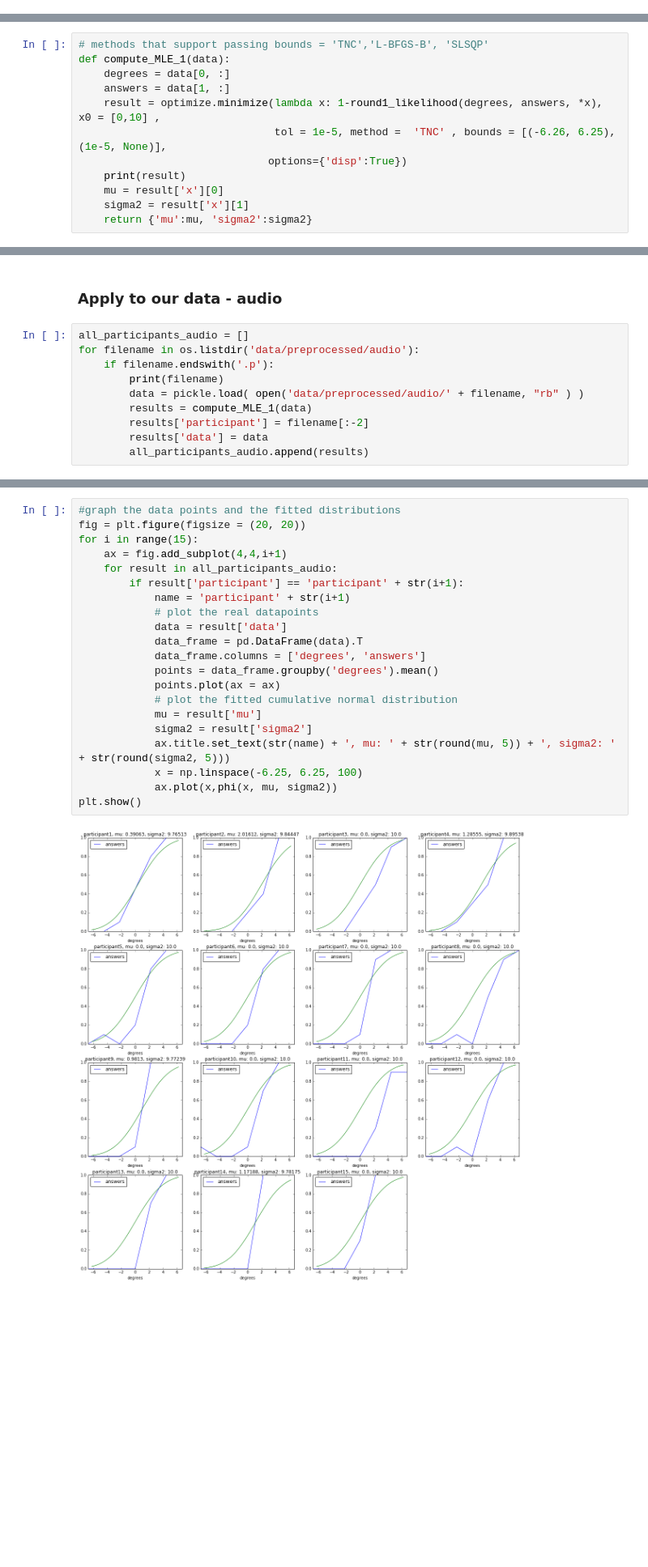
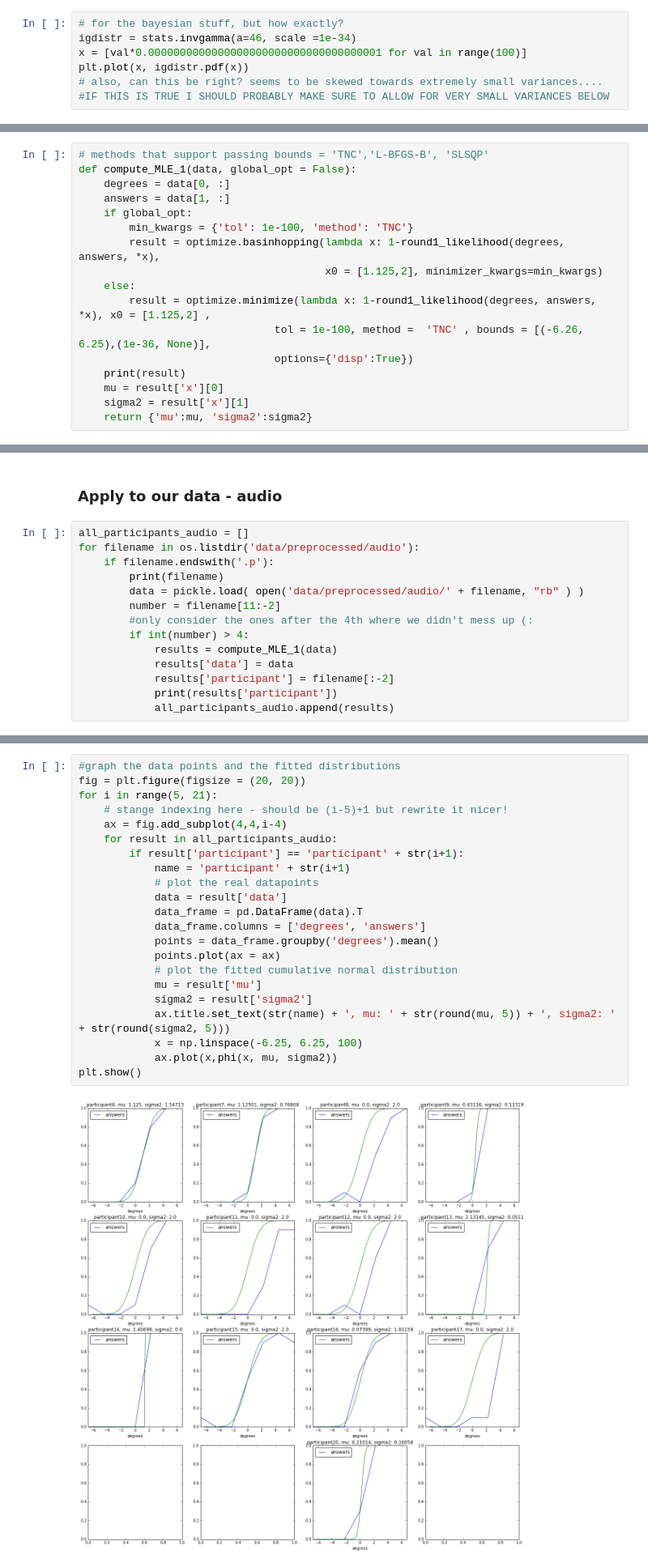
Before and after one commit to polaschwoebel/A-Bayesian-approach-to-multimodal-integration, a Jupyter notebook: mathematical_model.ipynb, the cells around one changed output, grey strips where cells are left out. Shown: that part at 81% size. Cells and saved outputs as stored; diff of their text form; blank space fills up the shorter version.

Commit message:
some work on data and modelling

```diff
--- a/mathematical_model.ipynb
+++ b/mathematical_model.ipynb
@@ -13,0 +10,7 @@ igdistr = stats.invgamma(a=46, scale =1e-34)
+# %%
+# for the bayesian stuff, but how exactly?
+igdistr = stats.invgamma(a=46, scale =1e-34)
+x = [val*0.0000000000000000000000000000000000001 for val in range(100)]
+plt.plot(x, igdistr.pdf(x))
+# also, can this be right? seems to be skewed towards extremely small variances....
+#IF THIS IS TRUE I SHOULD PROBABLY MAKE SURE TO ALLOW FOR VERY SMALL VARIANCES BELOW
@@ -77,12 +83,17 @@ def round1_likelihood(degrees, answers, mu, sigma2):
     return likelihood
 # %%
 # methods that support passing bounds = 'TNC','L-BFGS-B', 'SLSQP'
-def compute_MLE_1(data):
+def compute_MLE_1(data, global_opt = False):
     degrees = data[0, :]
     answers = data[1, :]
-    result = optimize.minimize(lambda x: 1-round1_likelihood(degrees, answers, *x), x0 = [0,10] ,
-                               tol = 1e-5, method =  'TNC' , bounds = [(-6.26, 6.25),(1e-5, None)],
-                              options={'disp':True})
+    if global_opt:
+        min_kwargs = {'tol': 1e-100, 'method': 'TNC'}
+        result = optimize.basinhopping(lambda x: 1-round1_likelihood(degrees, answers, *x),
+                                       x0 = [1.125,2], minimizer_kwargs=min_kwargs)
+    else:
+        result = optimize.minimize(lambda x: 1-round1_likelihood(degrees, answers, *x), x0 = [1.125,2] ,
+                               tol = 1e-100, method =  'TNC' , bounds = [(-6.26, 6.25),(1e-36, None)],
+                               options={'disp':True})
     print(result)
     mu = result['x'][0]
     sigma2 = result['x'][1]
@@ -101,9 +112,13 @@ for filename in os.listdir('data/preprocessed/audio'):
     if filename.endswith('.p'):
         print(filename)
         data = pickle.load( open('data/preprocessed/audio/' + filename, "rb" ) )
-        results = compute_MLE_1(data)
-        results['participant'] = filename[:-2]
-        results['data'] = data
-        all_participants_audio.append(results)
+        number = filename[11:-2]
+        #only consider the ones after the 4th where we didn't mess up (:
+        if int(number) > 4:
+            results = compute_MLE_1(data)
+            results['data'] = data
+            results['participant'] = filename[:-2]
+            print(results['participant'])
+            all_participants_audio.append(results)
 # %% [output]
 participant1.p
@@ -146,23 +160,24 @@ audio_results
 # %%
 #graph the data points and the fitted distributions
 fig = plt.figure(figsize = (20, 20))
-for i in range(15):
-    ax = fig.add_subplot(4,4,i+1)
+for i in range(5, 21):
+    # stange indexing here - should be (i-5)+1 but rewrite it nicer!
+    ax = fig.add_subplot(4,4,i-4)
     for result in all_participants_audio:
         if result['participant'] == 'participant' + str(i+1):
             name = 'participant' + str(i+1)
             # plot the real datapoints
             data = result['data']
             data_frame = pd.DataFrame(data).T
             data_frame.columns = ['degrees', 'answers']
             points = data_frame.groupby('degrees').mean()
             points.plot(ax = ax)
             # plot the fitted cumulative normal distribution
             mu = result['mu']
             sigma2 = result['sigma2']
             ax.title.set_text(str(name) + ', mu: ' + str(round(mu, 5)) + ', sigma2: ' + str(round(sigma2, 5)))
             x = np.linspace(-6.25, 6.25, 100)
             ax.plot(x,phi(x, mu, sigma2))
 plt.show()
 # %% [output]
-[figure, old version]
+[figure, new version]
```
Also changed, not shown: parts of 22 cells of this notebook, 13 other files.
